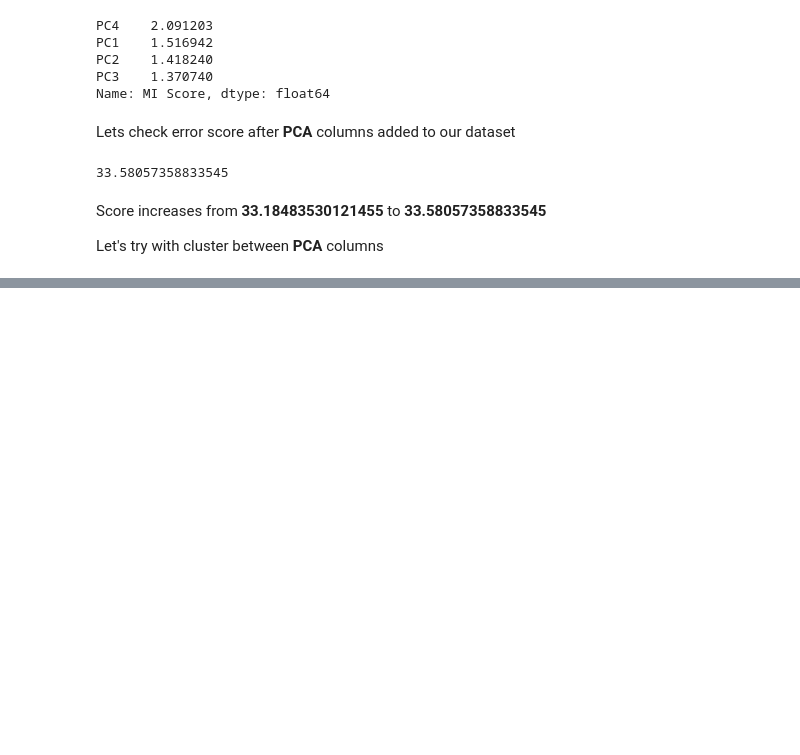
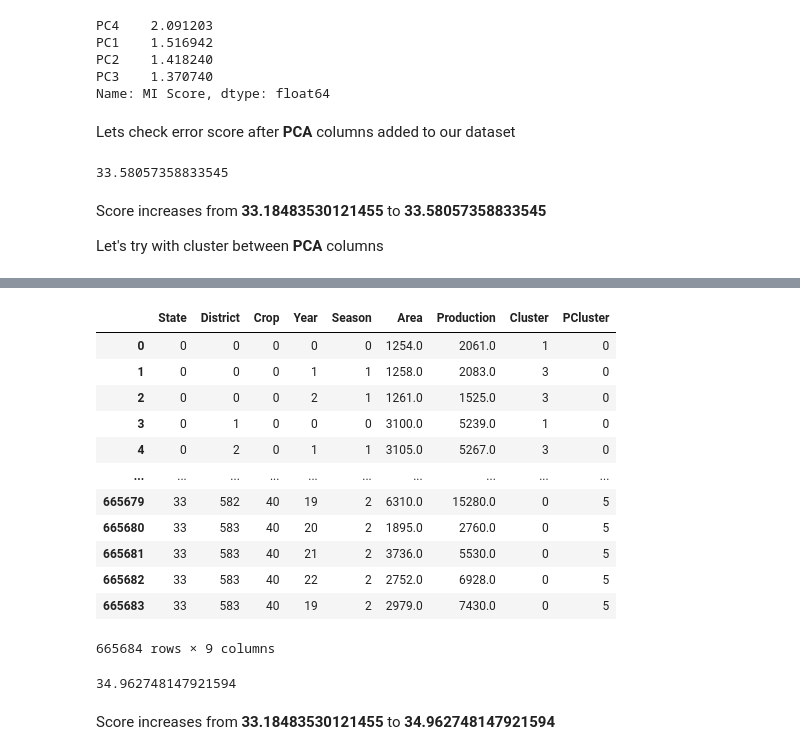
Before and after one commit to naseemap47/predictCropYield-MachineLearning-python, a Jupyter notebook: crop_yield.ipynb, the cells around one changed output, grey strips where cells are left out. Drawn from its saved outputs; the diff is of its cells as text; code cells hidden in the pictures; blank space fills up the shorter version.

Commit message:
Cluster between PCA columns, but Error score get increased

```diff
--- a/crop_yield.ipynb
+++ b/crop_yield.ipynb
@@ -530,0 +556,23 @@ Let's try with cluster between **PCA** columns
+# %%
+x
+# %% [output]
+|  | State | District | Crop | Year | Season | Area | Production | Cluster | PCluster |
+| 0 | 0 | 0 | 0 | 0 | 0 | 1254.0 | 2061.0 | 1 | 0 |
+| 1 | 0 | 0 | 0 | 1 | 1 | 1258.0 | 2083.0 | 3 | 0 |
+| 2 | 0 | 0 | 0 | 2 | 1 | 1261.0 | 1525.0 | 3 | 0 |
+| 3 | 0 | 1 | 0 | 0 | 0 | 3100.0 | 5239.0 | 1 | 0 |
+| 4 | 0 | 2 | 0 | 1 | 1 | 3105.0 | 5267.0 | 3 | 0 |
+| ... | ... | ... | ... | ... | ... | ... | ... | ... | ... |
+| 665679 | 33 | 582 | 40 | 19 | 2 | 6310.0 | 15280.0 | 0 | 5 |
+| 665680 | 33 | 583 | 40 | 20 | 2 | 1895.0 | 2760.0 | 0 | 5 |
+| 665681 | 33 | 583 | 40 | 21 | 2 | 3736.0 | 5530.0 | 0 | 5 |
+| 665682 | 33 | 583 | 40 | 22 | 2 | 2752.0 | 6928.0 | 0 | 5 |
+| 665683 | 33 | 583 | 40 | 19 | 2 | 2979.0 | 7430.0 | 0 | 5 |
+665684 rows × 9 columns
+# %%
+# error score
+score_dataset(x, y)
+# %% [output]
+34.962748147921594
+# %% [markdown]
+Score increases from **33.18483530121455** to **34.962748147921594**
```
Also changed, not shown: parts of 2 cells of this notebook.
